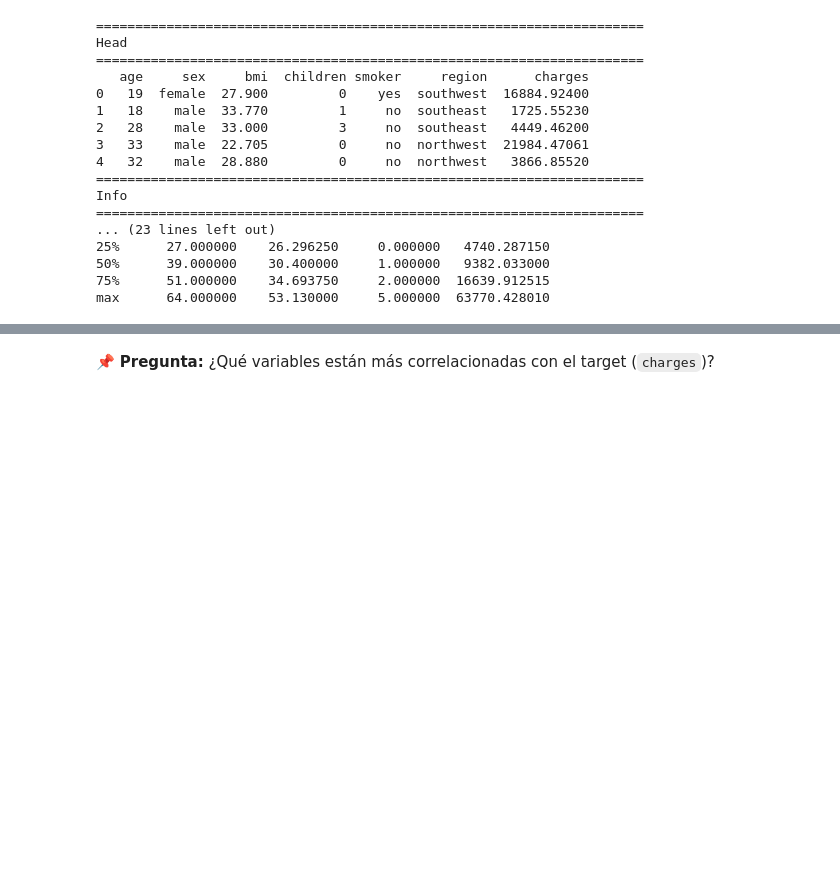
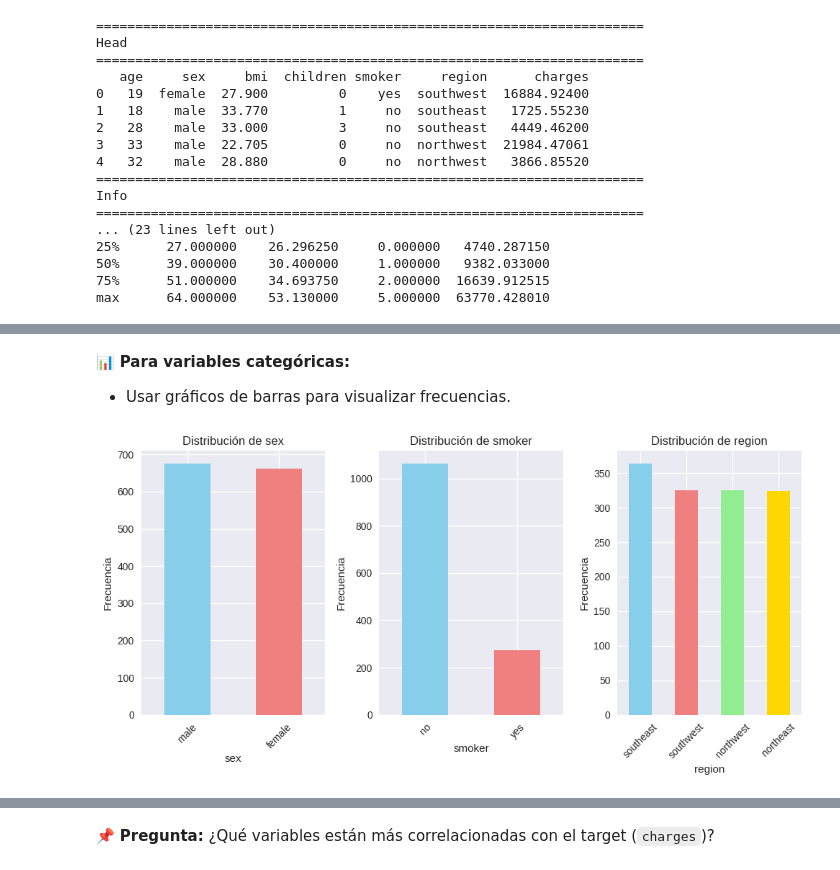
Before and after one commit to bidallei/MIAAD-UACJ, a Jupyter notebook: Practica26_263150.ipynb, the cells around one changed output, grey strips where cells are left out. Saved outputs shown, nothing was run; the diff lists cells and outputs as text; code cells hidden in the pictures; blank space fills up the shorter version.

```diff
--- a/Practica26_263150.ipynb
+++ b/Practica26_263150.ipynb
@@ -240,0 +132,24 @@ REGION:
+# %% [markdown]
+
+📊 **Para variables categóricas:**
+- Usar gráficos de barras para visualizar frecuencias.
+# %%
+# Lista de variables categóricas
+categorical_vars = ['sex', 'smoker', 'region']
+
+# Gráficos de barras para variables categóricas
+fig, axes = plt.subplots(1, 3, figsize=(10, 5))
+
+for i, var in enumerate(categorical_vars):
+    # Gráfico de barras de frecuencias
+    plt.subplot(1, 3, i + 1)
+    df[var].value_counts().plot(kind='bar', color=['skyblue', 'lightcoral', 'lightgreen', 'gold'])
+    plt.title(f'Distribución de {var}')
+    plt.xlabel(var)
+    plt.ylabel('Frecuencia')
+    plt.xticks(rotation=45)
+
+plt.tight_layout()
+plt.show()
+# %% [output]
+[figure, added]
```
Also changed, not shown: parts of 13 cells of this notebook.
